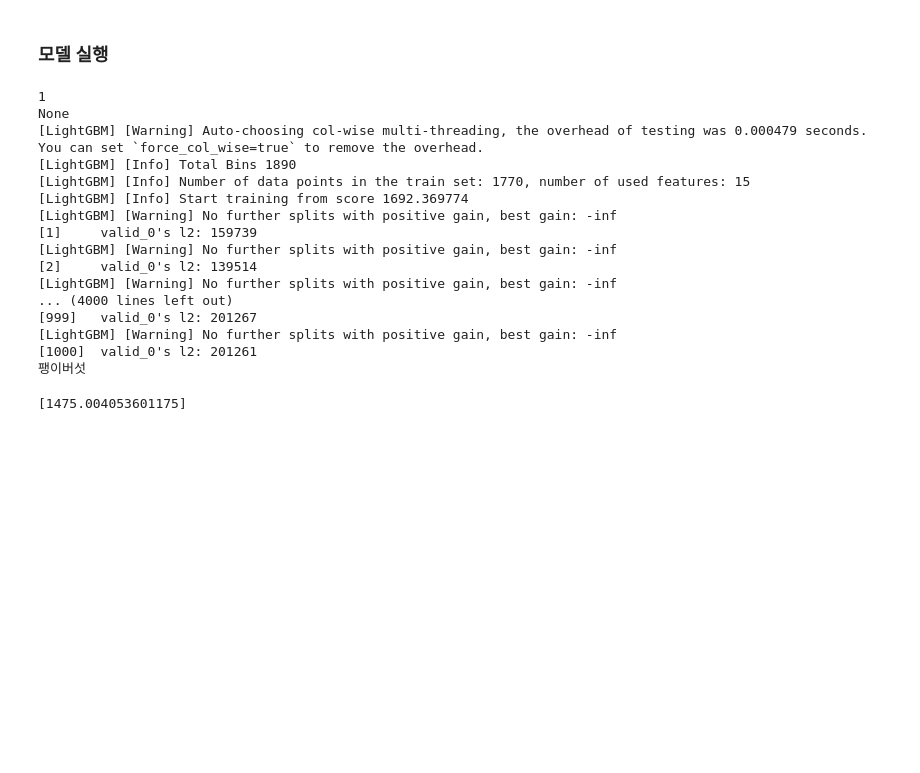
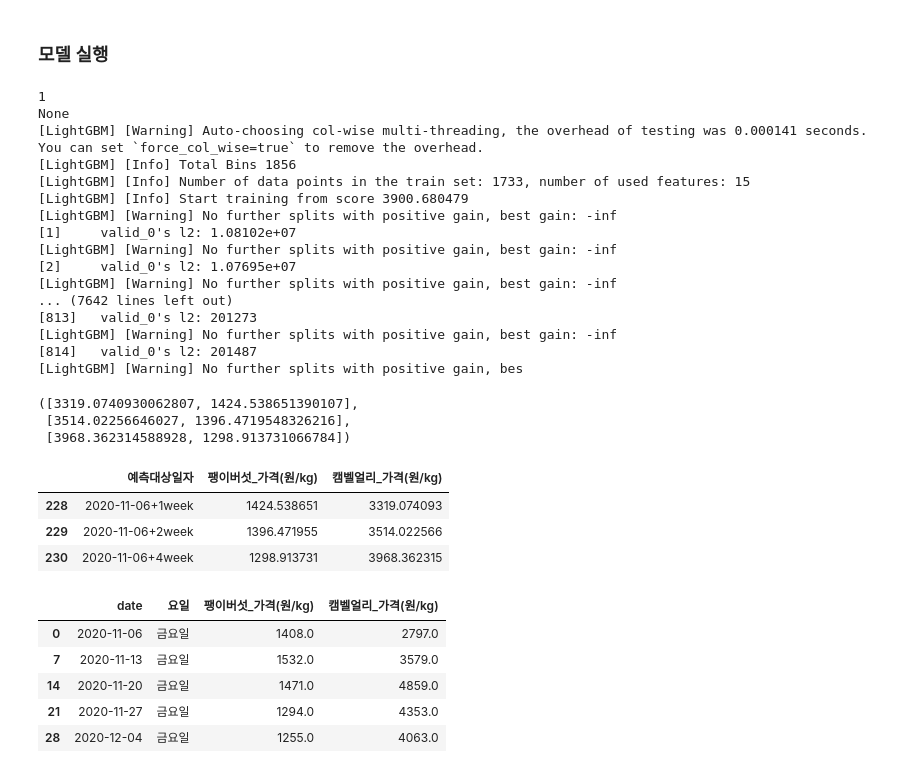
Before and after one commit to noobuy/products_price_predict, a Jupyter notebook: models/grape&mushroom/modeling_predict(LGBM_scaler).ipynb, the cells around one changed output. Drawn from its saved outputs; the diff is of its cells as text; code cells hidden in the pictures; blank space fills up the shorter version.

```diff
--- a/models/grape&mushroom/modeling_predict(LGBM_scaler).ipynb
+++ b/models/grape&mushroom/modeling_predict(LGBM_scaler).ipynb
@@ -248,16 +252,17 @@ my_nong1.get_plot_lgb()
 from sympy import Shi
 
 
-weeks = [1,2]
-features = ['팽이버섯'] # 팽이버섯
+weeks = [1, 2, 4]
+features = ['캠벨얼리','팽이버섯'] # 팽이버섯
 
 week1=[]
 week2=[]
+week4=[]
 
 for week in weeks:
   print(week)
   for feature in features:
-    my_nong1 = Nong1(mushroom, private2_mushroom)
+    my_nong1 = Nong1(df, private2)
     my_nong1.set_feature(feature)
     my_nong1.set_target(week)
     print(my_nong1.set_target(week))
@@ -266,26 +271,30 @@ for week in weeks:
       week1.append(my_nong1.get_price_lgb())
     if week == 2:
       week2.append(my_nong1.get_price_lgb())
+    if week == 4:
+      week4.append(my_nong1.get_price_lgb())
     print(feature)
 # %% [output]
 1
 None
-[LightGBM] [Warning] Auto-choosing col-wise multi-threading, the overhead of testing was 0.000479 seconds.
+[LightGBM] [Warning] Auto-choosing col-wise multi-threading, the overhead of testing was 0.000141 seconds.
 You can set `force_col_wise=true` to remove the overhead.
-[LightGBM] [Info] Total Bins 1890
-[LightGBM] [Info] Number of data points in the train set: 1770, number of used features: 15
-[LightGBM] [Info] Start training from score 1692.369774
+[LightGBM] [Info] Total Bins 1856
+[LightGBM] [Info] Number of data points in the train set: 1733, number of used features: 15
+[LightGBM] [Info] Start training from score 3900.680479
 [LightGBM] [Warning] No further splits with positive gain, best gain: -inf
-[1]     valid_0's l2: 159739
+[1]     valid_0's l2: 1.08102e+07
 [LightGBM] [Warning] No further splits with positive gain, best gain: -inf
-[2]     valid_0's l2: 139514
+[2]     valid_0's l2: 1.07695e+07
 [LightGBM] [Warning] No further splits with positive gain, best gain: -inf
-... (4000 lines left out)
-[999]   valid_0's l2: 201267
+... (7642 lines left out)
+[813]   valid_0's l2: 201273
 [LightGBM] [Warning] No further splits with positive gain, best gain: -inf
-[1000]  valid_0's l2: 201261
-팽이버섯
+[814]   valid_0's l2: 201487
+[LightGBM] [Warning] No further splits with positive gain, bes
 # %%
-week1
+week1, week2, week4
 # %% [output]
-[1475.004053601175]
+([3319.0740930062807, 1424.538651390107],
+ [3514.02256646027, 1396.4719548326216],
+ [3968.362314588928, 1298.913731066784])
@@ -291,0 +320,20 @@ week1
+# %%
+submission2 = submission[228:]
+submission2
+# %% [output]
+|  | 예측대상일자 | 팽이버섯_가격(원/kg) | 캠벨얼리_가격(원/kg) |
+| 228 | 2020-11-06+1week | 1424.538651 | 3319.074093 |
+| 229 | 2020-11-06+2week | 1396.471955 | 3514.022566 |
+| 230 | 2020-11-06+4week | 1298.913731 | 3968.362315 |
+# %%
+# 실제값과 비교!
+private2 = private2[['date','요일','팽이버섯_가격(원/kg)','캠벨얼리_가격(원/kg)',]]
+private2_week = private2[::7]
+private2_week[:5]
+# %% [output]
+|  | date | 요일 | 팽이버섯_가격(원/kg) | 캠벨얼리_가격(원/kg) |
+| 0 | 2020-11-06 | 금요일 | 1408.0 | 2797.0 |
+| 7 | 2020-11-13 | 금요일 | 1532.0 | 3579.0 |
+| 14 | 2020-11-20 | 금요일 | 1471.0 | 4859.0 |
+| 21 | 2020-11-27 | 금요일 | 1294.0 | 4353.0 |
+| 28 | 2020-12-04 | 금요일 | 1255.0 | 4063.0 |
```
Also changed, not shown: parts of 12 cells of this notebook, 10 other files.
